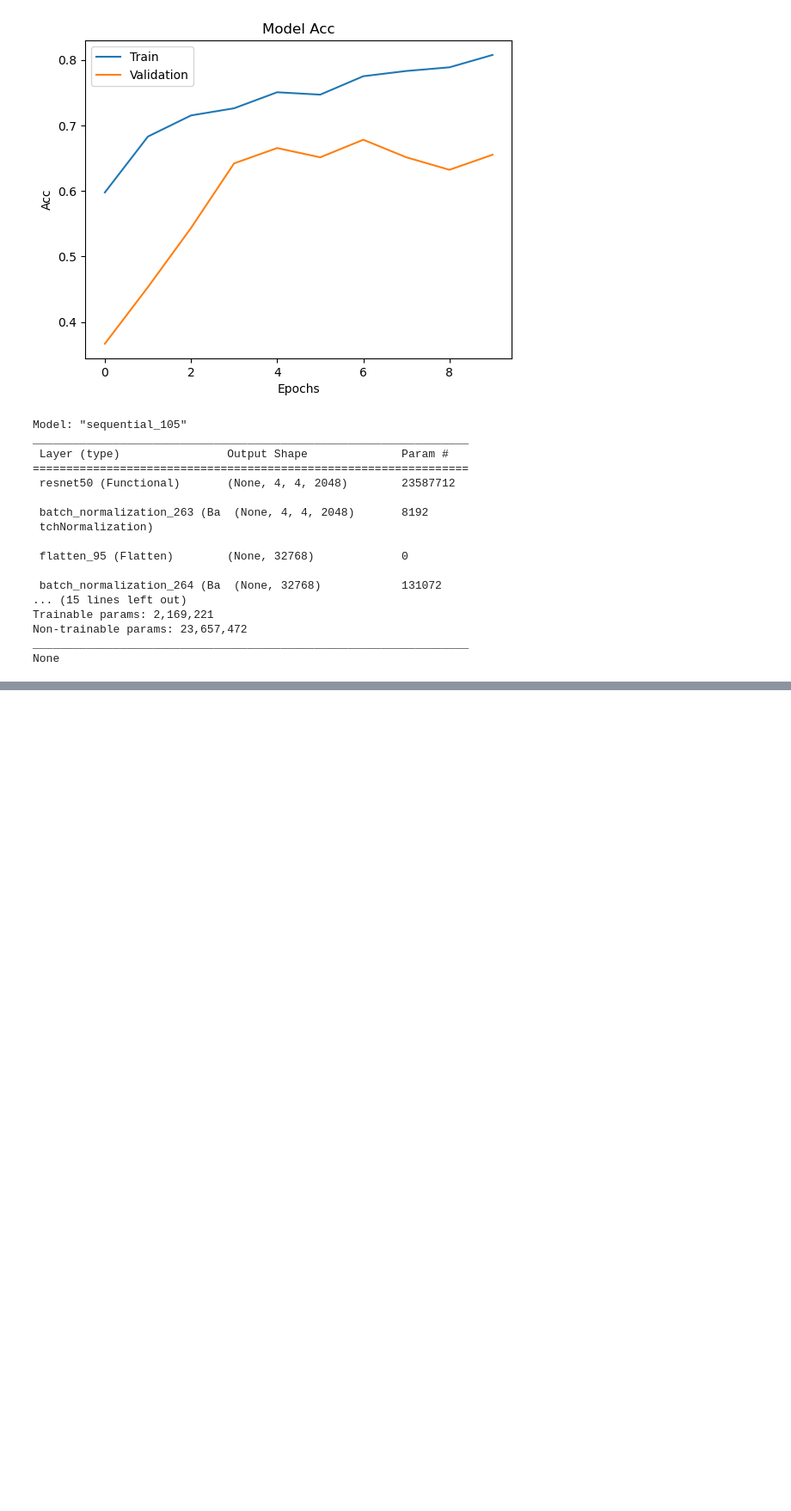
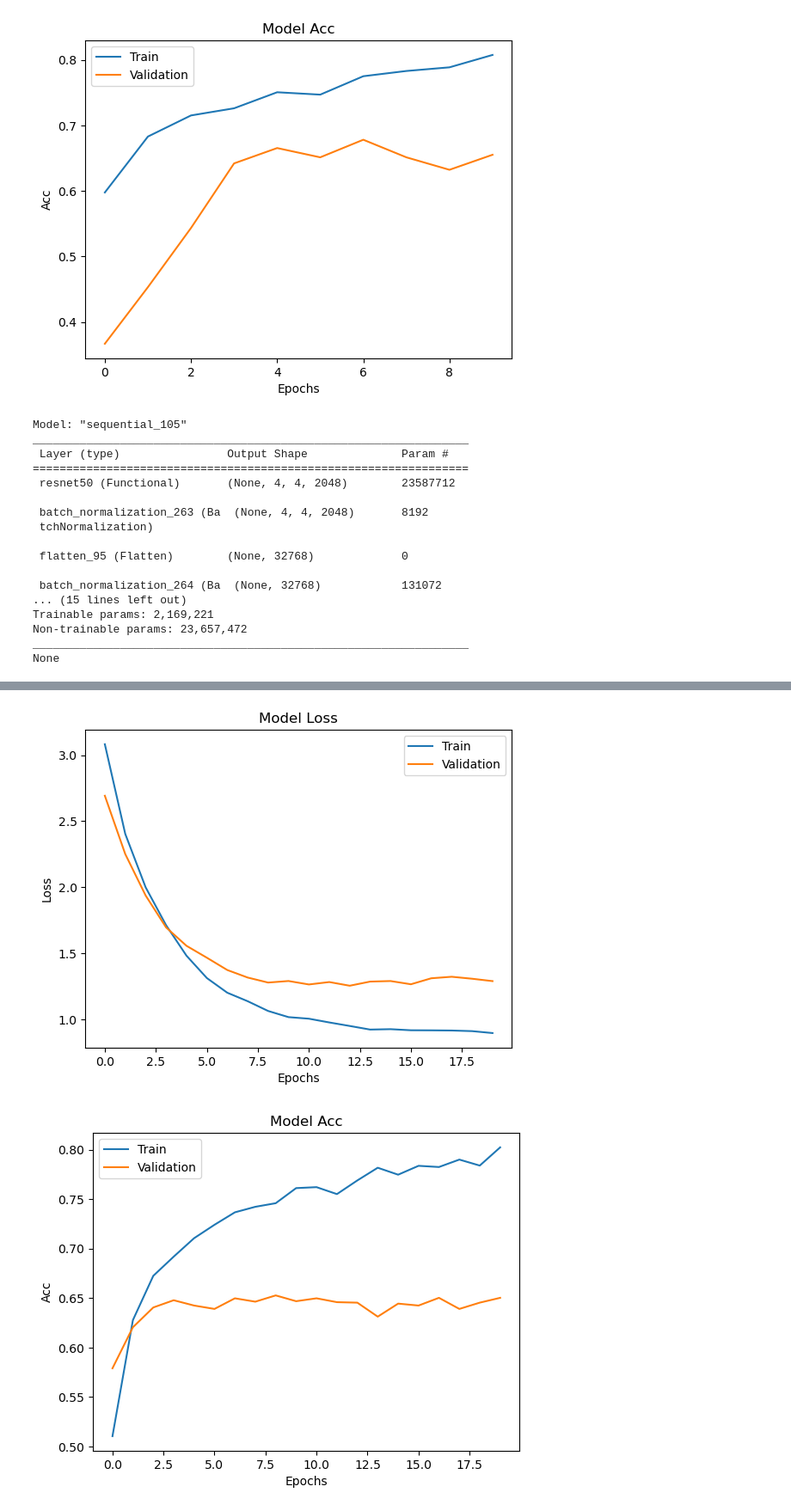
Before and after one commit to Girish-Rajani/Blindess_Detection_Deep_Learning, a Jupyter notebook: Blindess Detection.ipynb, the cells around one changed output, grey strips where cells are left out. Shown at 86% size. Cells and saved outputs as stored; diff of their text form; code cells hidden in the pictures; blank space fills up the shorter version.

Commit message:
Added InceptionV3

```diff
--- a/Blindess Detection.ipynb
+++ b/Blindess Detection.ipynb
@@ -681,0 +729,17 @@ plt.show()
+# %%
+#Compile the model using optimizer and loss function
+inception_base_model.compile(
+    optimizer=optimizers.Adam(learning_rate=1e-3),
+    loss='categorical_crossentropy',
+    metrics=[tf.keras.metrics.Precision(),
+                        tf.keras.metrics.Recall(),
+                        f1,
+                        tf.keras.metrics.AUC(),
+                        'acc'])
+# %%
+inception_history2 = inception_base_model.fit(
+    train_generator,
+    steps_per_epoch=step_size_train,
+    epochs=20,
+    validation_data=validation_generator,
+    validation_steps=step_size_valid)
@@ -681,0 +764,21 @@ plt.show()
+# %%
+#Plot training and validation loss
+plt.plot(inception_history2.history['loss'])
+plt.plot(inception_history2.history['val_loss'])
+plt.title('Model Loss')
+plt.ylabel('Loss')
+plt.xlabel('Epochs')
+plt.legend(['Train','Validation'],loc='best')
+plt.show()
+
+#Plot training and validation accuracy
+plt.plot(inception_history2.history['acc'])
+plt.plot(inception_history2.history['val_acc'])
+plt.title('Model Acc')
+plt.ylabel('Acc')
+plt.xlabel('Epochs')
+plt.legend(['Train','Validation'],loc='best')
+plt.show()
+# %% [output]
+[figure, added]
+[figure, added]
```
Also changed, not shown: parts of 13 cells of this notebook.
